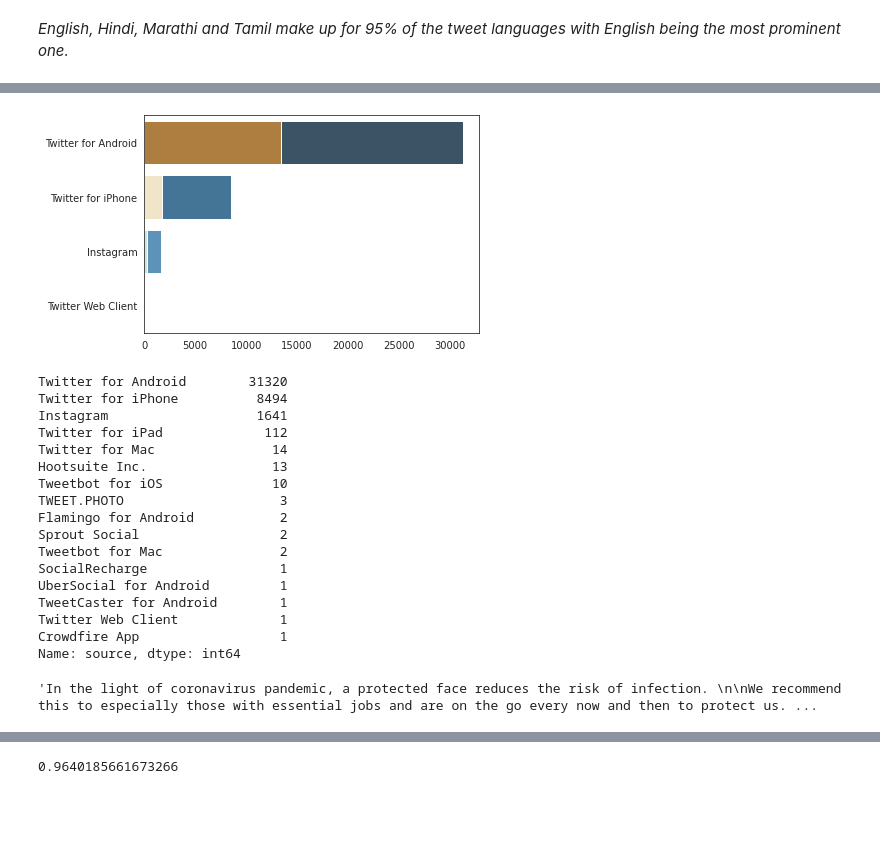
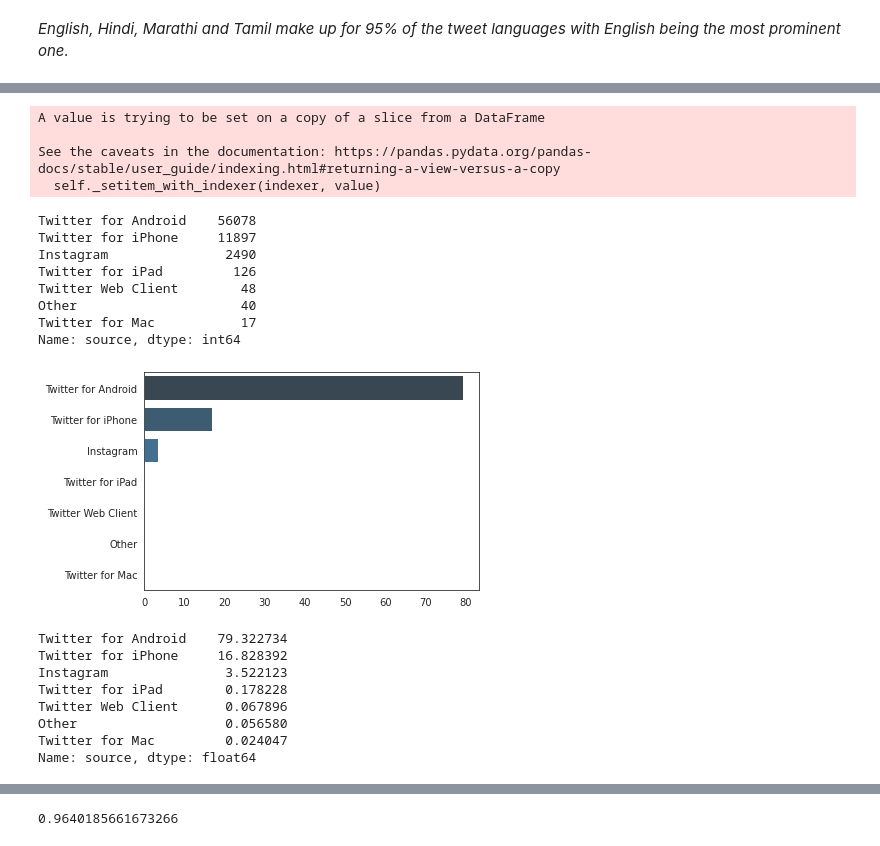
Before and after one commit to ShubhangiSoni1603/Sentimental_analysis_twitter_IN, a Jupyter notebook: Untitled3.ipynb, the cells around one changed output, grey strips where cells are left out. Saved outputs shown, nothing was run; the diff lists cells and outputs as text; code cells hidden in the pictures; blank space fills up the shorter version.

```diff
--- a/Untitled3.ipynb
+++ b/Untitled3.ipynb
@@ -272,0 +298,4 @@ plt.show()
+# %%
+# renamed languages as other
+dat["lang"].loc[dat["lang"].isin(top8langs.index) == False] = "Other"
+dat["lang"].value_counts()
@@ -272,0 +317,4 @@ plt.show()
+# %%
+source = dat["source"].value_counts()
+#source = source/source.sum()*100
+source # will take only the top 6values other will be renamed as other
@@ -273,32 +340,32 @@ plt.show()
+# %%
+dat["source"].loc[dat["source"].isin(source.head(6).index) == False] = "Other"
+dat["source"].value_counts()
+# %% [output]
+A value is trying to be set on a copy of a slice from a DataFrame
+
+See the caveats in the documentation: https://pandas.pydata.org/pandas-docs/stable/user_guide/indexing.html#returning-a-view-versus-a-copy
+  self._setitem_with_indexer(indexer, value)
+Twitter for Android    56078
+Twitter for iPhone     11897
+Instagram               2490
+Twitter for iPad         126
+Twitter Web Client        48
+Other                     40
+Twitter for Mac           17
+Name: source, dtype: int64
 # %%
-source = dat[dat["lang"] == "en"]["source"].value_counts()
-#source = source/source.sum()*100
-source2 = dat[dat["lang"] == "hi"]["source"].value_counts()
-#source2 = source2/source2.sum()*100
-sns.barplot(x = source.iloc[:4].values,y=source.iloc[:4].index,palette="Blues_d")
-sns.barplot(x = source2.iloc[:4].values,y=source2.iloc[:4].index,palette="BrBG")
+source = dat["source"].value_counts()
+source = source/source.sum()*100
+sns.barplot(x = source.values,y=source.index,palette="Blues_d")
 plt.show()
 source
 # %% [output]
-[figure, old version]
+[figure, new version]
-Twitter for Android        31320
-Twitter for iPhone          8494
-Instagram                   1641
-Twitter for iPad             112
-Twitter for Mac               14
-Hootsuite Inc.                13
-Tweetbot for iΟS              10
-TWEET.PHOTO                    3
-Flamingo for Android           2
-Sprout Social                  2
-Tweetbot for Mac               2
-SocialRecharge                 1
-UberSocial for Android         1
-TweetCaster for Android        1
-Twitter Web Client             1
-Crowdfire App                  1
-Name: source, dtype: int64
+Twitter for Android    79.322734
+Twitter for iPhone     16.828392
+Instagram               3.522123
+Twitter for iPad        0.178228
+Twitter Web Client      0.067896
+Other                   0.056580
+Twitter for Mac         0.024047
+Name: source, dtype: float64
-# %%
-dat[dat["source"] == "Crowdfire App"].iloc[0].text
-# %% [output]
-'In the light of coronavirus pandemic, a protected face reduces the risk of infection. \n\nWe recommend this to especially those with essential jobs and are on the go every now and then to protect us. ...
```
Also changed, not shown: parts of 19 cells of this notebook.
